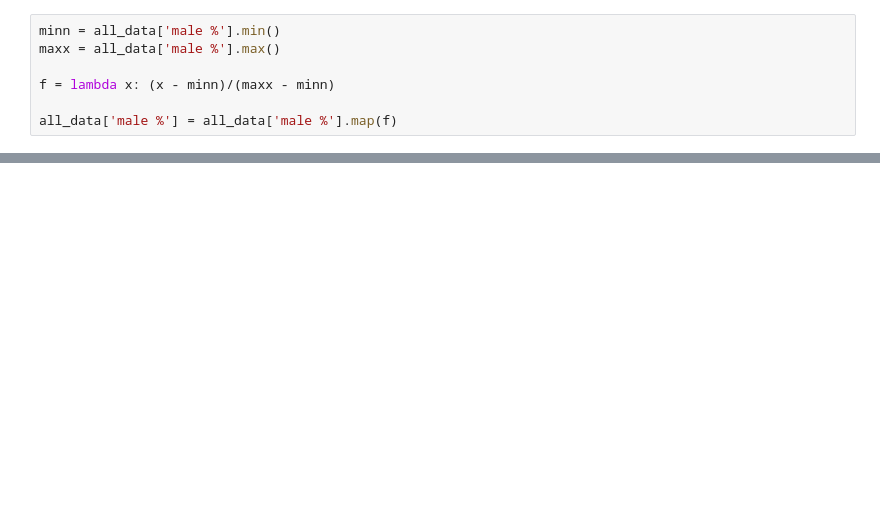
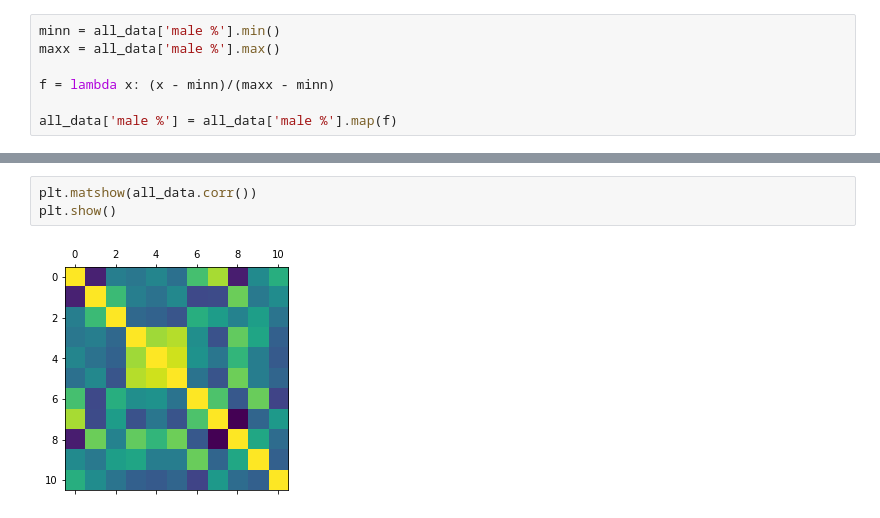
Before and after one commit to b00z3/B00z3, a Jupyter notebook: BCLiquor.ipynb, the cells around one changed output, grey strips where cells are left out. Saved outputs shown, nothing was run; the diff lists cells and outputs as text; blank space fills up the shorter version.

```diff
--- a/BCLiquor.ipynb
+++ b/BCLiquor.ipynb
@@ -350,3 +399,8 @@ all_data
+# %%
+plt.matshow(all_data.corr())
+plt.show()
+# %% [output]
+[figure, added]
 # %%
 all_data.corr()
 # %% [output]
```
Also changed, not shown: parts of 16 cells of this notebook, 6 other files.
